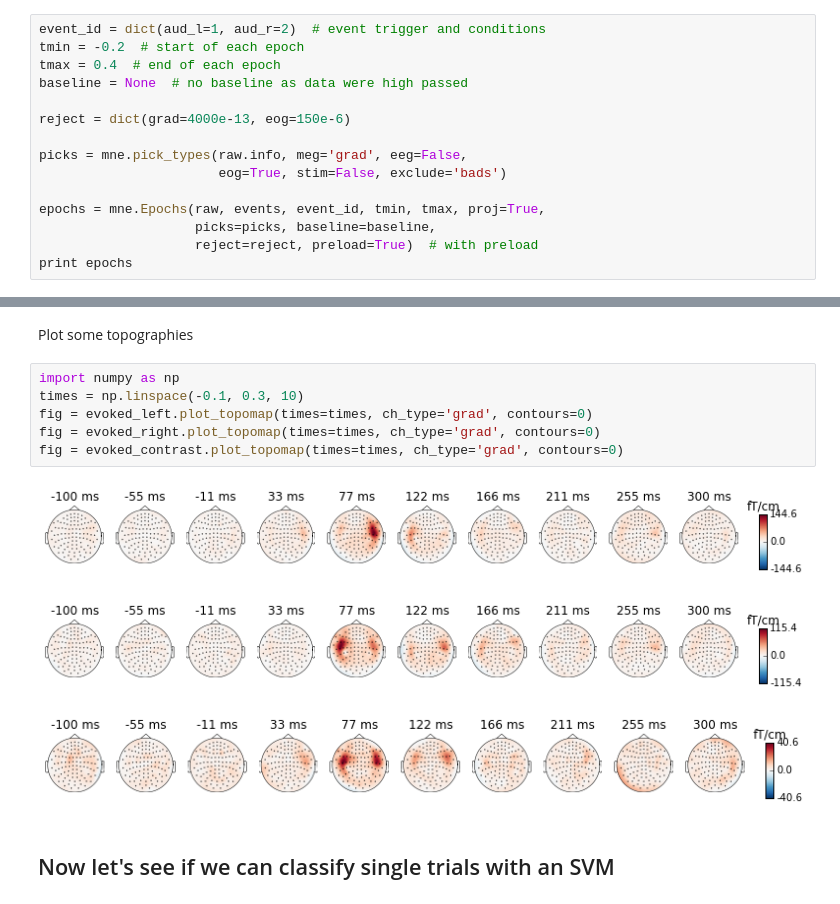
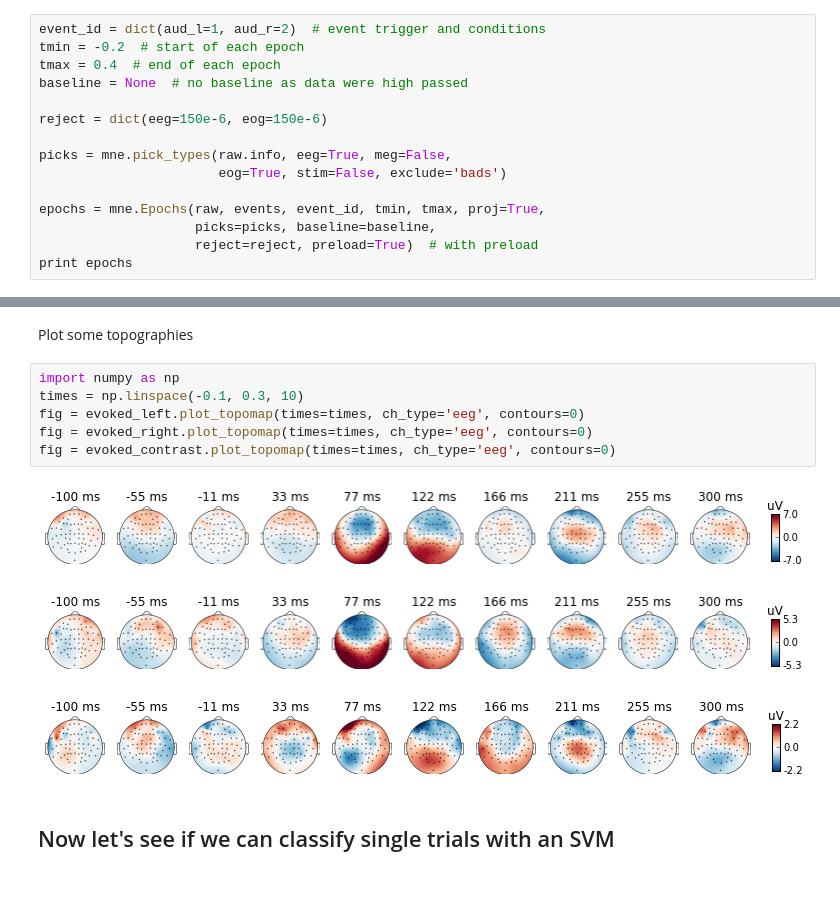
Before and after one commit to mne-tools/mne-python-notebooks, a Jupyter notebook: 5-MNE_decoding_multivariate_statistics.ipynb, the cells around one changed output, grey strips where cells are left out. Cells and saved outputs as stored; diff of their text form.

Commit message:
Generalization Across Time API + EEG data

```diff
--- a/5-MNE_decoding_multivariate_statistics.ipynb
+++ b/5-MNE_decoding_multivariate_statistics.ipynb
@@ -78,9 +79,9 @@ tmin = -0.2  # start of each epoch
 tmax = 0.4  # end of each epoch
 baseline = None  # no baseline as data were high passed
 
-reject = dict(grad=4000e-13, eog=150e-6)
+reject = dict(eeg=150e-6, eog=150e-6)
 
-picks = mne.pick_types(raw.info, meg='grad', eeg=False,
+picks = mne.pick_types(raw.info, eeg=True, meg=False,
                        eog=True, stim=False, exclude='bads')
 
 epochs = mne.Epochs(raw, events, event_id, tmin, tmax, proj=True,
@@ -113,13 +114,13 @@ Plot some topographies
 # %%
 import numpy as np
 times = np.linspace(-0.1, 0.3, 10)
-fig = evoked_left.plot_topomap(times=times, ch_type='grad', contours=0)
-fig = evoked_right.plot_topomap(times=times, ch_type='grad', contours=0)
-fig = evoked_contrast.plot_topomap(times=times, ch_type='grad', contours=0)
+fig = evoked_left.plot_topomap(times=times, ch_type='eeg', contours=0)
+fig = evoked_right.plot_topomap(times=times, ch_type='eeg', contours=0)
+fig = evoked_contrast.plot_topomap(times=times, ch_type='eeg', contours=0)
 # %% [output]
-[figure, old version]
+[figure, new version]
-[figure, old version]
+[figure, new version]
-[figure, old version]
+[figure, new version]
 # %% [markdown]
 ## Now let's see if we can classify single trials with an SVM
 # %% [markdown]
```
Also changed, not shown: parts of 15 cells of this notebook.
